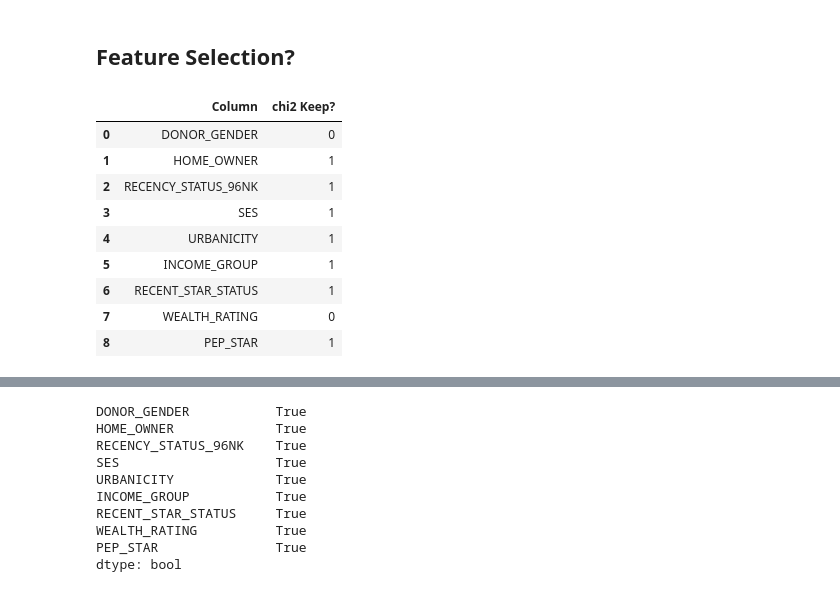
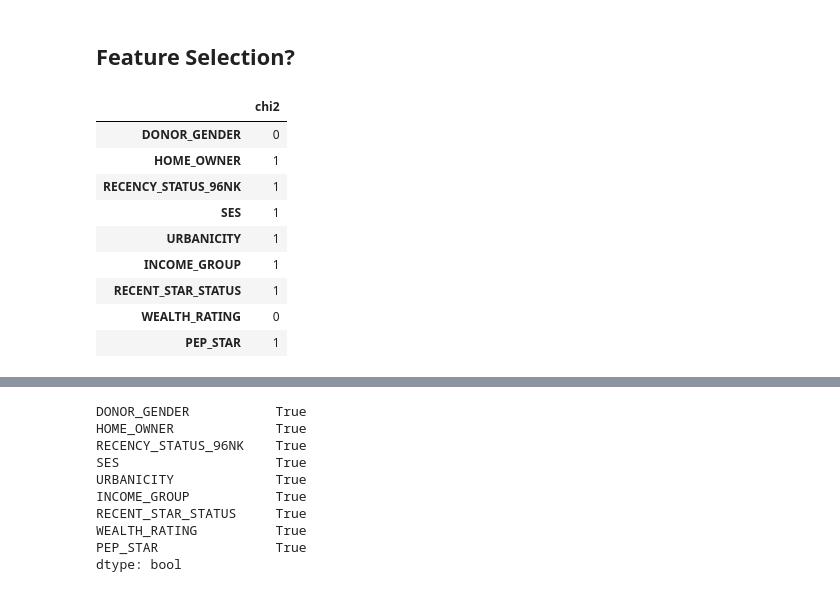
Before and after one commit to Dinis239/DM2_Project, a Jupyter notebook: EDA/test.ipynb, the cells around one changed output, grey strips where cells are left out. Saved outputs shown, nothing was run; the diff lists cells and outputs as text; code cells hidden in the pictures.

Commit message:
test notebook update

```diff
--- a/EDA/test.ipynb
+++ b/EDA/test.ipynb
@@ -335,9 +950,8 @@ False
 # %%
 for var in data.columns[1:-1]:
     var_value_counts = data[data[var].isna()]['TARGET_B'].value_counts(normalize=True)
-    if var_value_counts[0] < 0.8:
-        print(var)
-        display(var_value_counts)
+    print(var)
+    display(var_value_counts)
 # %% [output]
 CHILDREN
 TARGET_B
@@ -501,13 +1092,51 @@ data_no_nan = data.dropna()
+# %%
+from scipy.stats import chi2_contingency
+def chi2_TestIndependence(data, target, variables, alpha=0.05):
+    '''
+    This function will follow the steps of chi-square to check if an
+    independent variable is an important predictor towards a dependent
+    variable. It receives the full dataset, the name of the dependent
+    variable and a list of predictors to test as well as the signifcance level
+    to be used for the test. It returns a dataframe containing a Keep or
+    Discard verdict for each feature
+
+    Parameters:
+        ----------
+         - data (pd.DataFrame): The DataFrame containing the data.
+         - target (str): The name of the dependent variable
+         - variables (list): The column names of the variables to be evaluated.
+         - alpha (float): The significance level to consider for the chi-square
+         test
+
+    Returns:
+        ----------
+        A dataframe containing the results of the test
+    '''
+    chi2_check = []
+    # Get the X and y datasets for the test
+    X_chi = data.drop(target, axis=1)
+    y = data[target]
+    res = pd.DataFrame(columns=['chi2'])
+    for var in variables:
+        # If p-value < alpha, reject H0 (similarity across groups)
+        # and keep feature
+        if chi2_contingency(pd.crosstab(y, X_chi[var]))[1] < alpha:
+            res.loc[var, 'chi2'] = 1
+        else:
+            res.loc[var, 'chi2'] = 0
+
+    return res
 # %%
-chi2_TestIndependence(data, 'TARGET_B', cat_cols)
+chi2_res = chi2_TestIndependence(data, 'TARGET_B', cat_cols)
+chi2_res
 # %% [output]
-|  | Column | chi2 Keep? |
-| 0 | DONOR_GENDER | 0 |
-| 1 | HOME_OWNER | 1 |
-| 2 | RECENCY_STATUS_96NK | 1 |
-| 3 | SES | 1 |
-| 4 | URBANICITY | 1 |
-| 5 | INCOME_GROUP | 1 |
-| 6 | RECENT_STAR_STATUS | 1 |
-| 7 | WEALTH_RATING | 0 |
-| 8 | PEP_STAR | 1 |
+|  | chi2 |
+| DONOR_GENDER | 0 |
+| HOME_OWNER | 1 |
+| RECENCY_STATUS_96NK | 1 |
+| SES | 1 |
+| URBANICITY | 1 |
+| INCOME_GROUP | 1 |
+| RECENT_STAR_STATUS | 1 |
+| WEALTH_RATING | 0 |
+| PEP_STAR | 1 |
```
Also changed, not shown: parts of 97 cells of this notebook.
